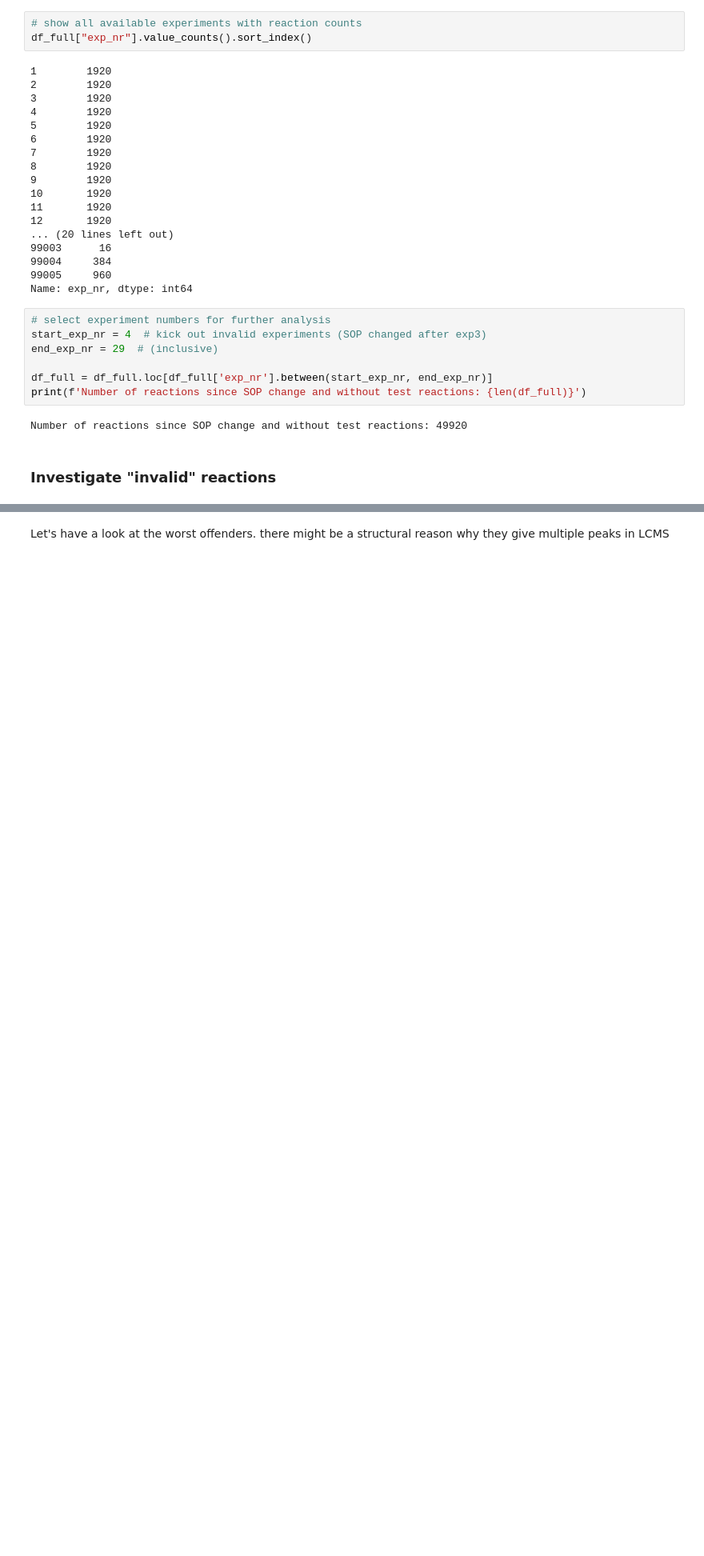
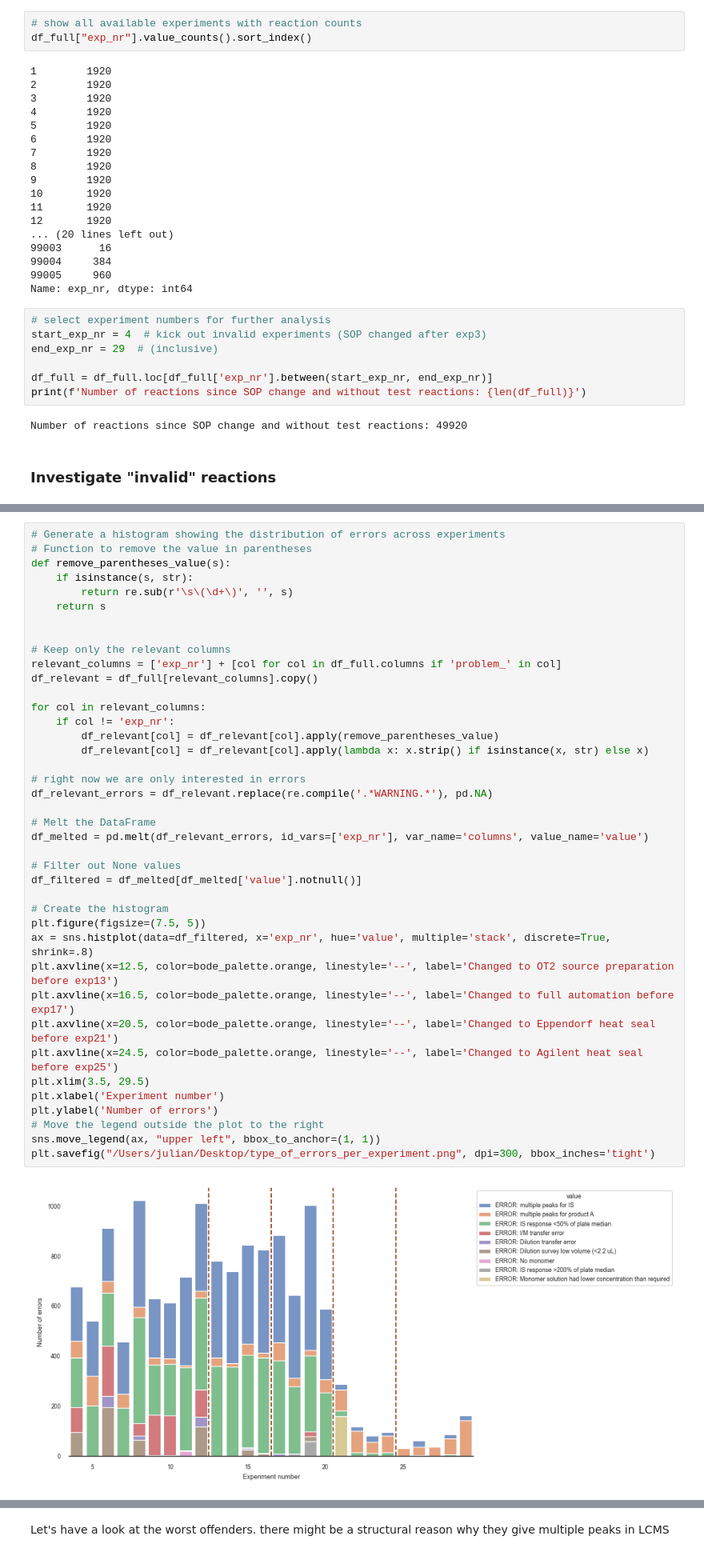
Before and after one commit to jugoetz/library-generation, a Jupyter notebook: notebooks/data_analysis/exploratory_data_analysis.ipynb, the cells around one changed output, grey strips where cells are left out. Shown at 80% size. Saved outputs shown, nothing was run; the diff lists cells and outputs as text; blank space fills up the shorter version.

```diff
--- a/notebooks/data_analysis/exploratory_data_analysis.ipynb
+++ b/notebooks/data_analysis/exploratory_data_analysis.ipynb
@@ -114,0 +205,42 @@ df_full.loc[df_full['valid'] == 'too many peaks for product A (4)']
+# %%
+# Generate a histogram showing the distribution of errors across experiments
+# Function to remove the value in parentheses
+def remove_parentheses_value(s):
+    if isinstance(s, str):
+        return re.sub(r'\s\(\d+\)', '', s)
+    return s
+
+
+# Keep only the relevant columns
+relevant_columns = ['exp_nr'] + [col for col in df_full.columns if 'problem_' in col]
+df_relevant = df_full[relevant_columns].copy()
+
+for col in relevant_columns:
+    if col != 'exp_nr':
+        df_relevant[col] = df_relevant[col].apply(remove_parentheses_value)
+        df_relevant[col] = df_relevant[col].apply(lambda x: x.strip() if isinstance(x, str) else x)
+
+# right now we are only interested in errors
+df_relevant_errors = df_relevant.replace(re.compile('.*WARNING.*'), pd.NA)
+
+# Melt the DataFrame
+df_melted = pd.melt(df_relevant_errors, id_vars=['exp_nr'], var_name='columns', value_name='value')
+
+# Filter out None values
+df_filtered = df_melted[df_melted['value'].notnull()]
+
+# Create the histogram
+plt.figure(figsize=(7.5, 5))
+ax = sns.histplot(data=df_filtered, x='exp_nr', hue='value', multiple='stack', discrete=True, shrink=.8)
+plt.axvline(x=12.5, color=bode_palette.orange, linestyle='--', label='Changed to OT2 source preparation before exp13')
+plt.axvline(x=16.5, color=bode_palette.orange, linestyle='--', label='Changed to full automation before exp17')
+plt.axvline(x=20.5, color=bode_palette.orange, linestyle='--', label='Changed to Eppendorf heat seal before exp21')
+plt.axvline(x=24.5, color=bode_palette.orange, linestyle='--', label='Changed to Agilent heat seal before exp25')
+plt.xlim(3.5, 29.5)
+plt.xlabel('Experiment number')
+plt.ylabel('Number of errors')
+# Move the legend outside the plot to the right
+sns.move_legend(ax, "upper left", bbox_to_anchor=(1, 1))
+plt.savefig("/Users/julian/Desktop/type_of_errors_per_experiment.png", dpi=300, bbox_inches='tight')
+# %% [output]
+[figure, added]
```
Also changed, not shown: parts of 19 cells of this notebook, 1 other file.
